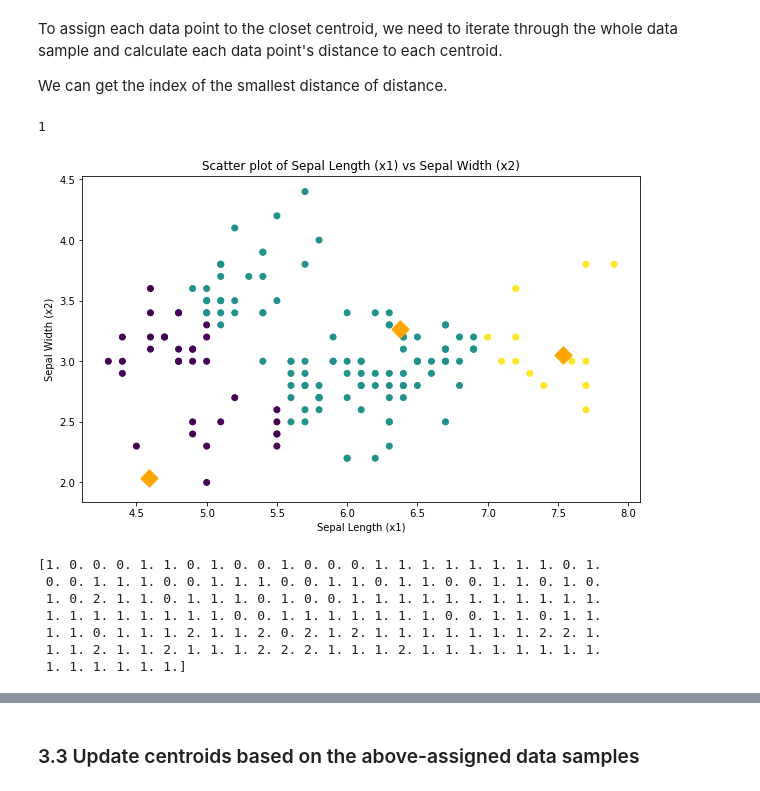
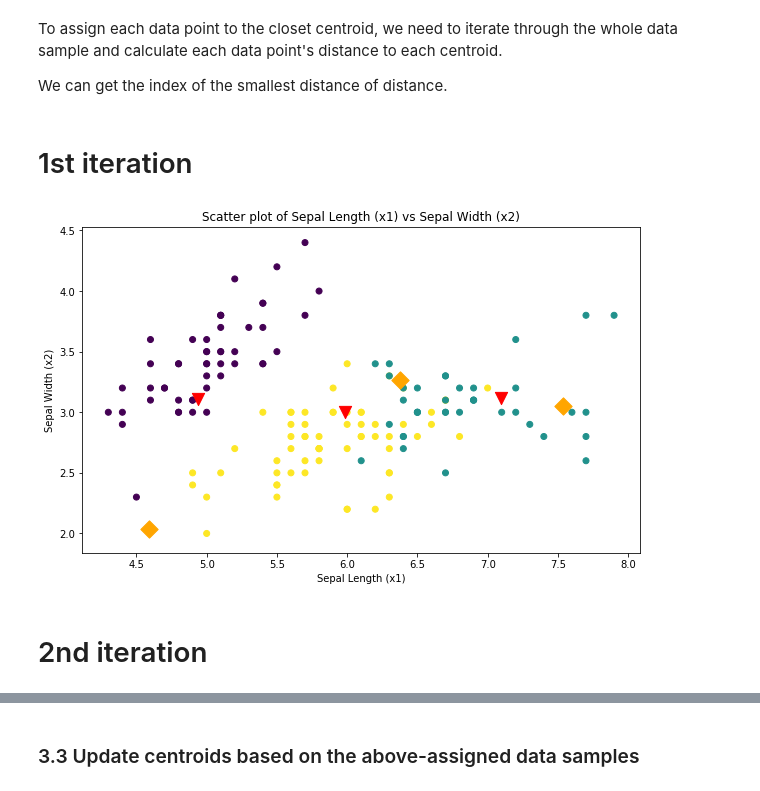
Before and after one commit to xslittlemaggie/ML-DL-Algorithm-Notes, a Jupyter notebook: K-Means from scratch.ipynb, the cells around one changed output, grey strips where cells are left out. Cells and saved outputs as stored; diff of their text form; code cells hidden in the pictures.

```diff
--- a/K-Means from scratch.ipynb
+++ b/K-Means from scratch.ipynb
@@ -166,28 +160,32 @@ for i in range(len(sepal_length_width)):
-# %%
-cluster
-# %% [output]
-1
+# %% [markdown]
+# 1st iteration
 # %%
-centroids_x = [4.58936792,6.37458669, 7.53819634]
-centroids_y = [2.0333023, 3.2663497, 3.05149302]
+centroids_0 = [[4.58936792, 2.0333023], [6.37458669, 3.2663497], [7.53819634, 3.05149302]]
+
+for i in range(len(sepal_length_width)):
+  distances[0] = distance(sepal_length_width[i], centroids_0[0])
+  distances[1] = distance(sepal_length_width[i], centroids_0[1])
+  distances[2] = distance(sepal_length_width[i], centroids_0[2])
+  cluster = np.argmin(distances)
+  labels[i] = cluster
+
+centroids_x_0 = [4.58936792,6.37458669, 7.53819634]
+centroids_y_0 = [2.0333023, 3.2663497, 3.05149302]
+
+centroids_x_1 = [x[(labels == 0)].mean(), x[(labels == 1)].mean(), x[(labels == 2)].mean()]
+centroids_y_1 = [y[(labels == 0)].mean(), y[(labels == 1)].mean(), y[(labels == 2)].mean()]
 
 plt.figure(figsize = (10, 6))
 plt.scatter(x, y, c = labels)
-plt.scatter(centroids_x, centroids_y, marker='D', c = "orange", s=150)
+plt.scatter(centroids_x_0, centroids_y_0, marker='D', c = "orange", s=150)
+plt.scatter(centroids_x_1, centroids_y_1, marker='v', c = "red", s=150)
+
 plt.title("Scatter plot of Sepal Length (x1) vs Sepal Width (x2)")
 plt.xlabel("Sepal Length (x1)")
 plt.ylabel("Sepal Width (x2)")
 plt.savefig("p2")
 plt.show()
 # %% [output]
-[figure, old version]
+[figure, new version]
-# %%
-print(labels)
-# %% [output]
-[1. 0. 0. 0. 1. 1. 0. 1. 0. 0. 1. 0. 0. 0. 1. 1. 1. 1. 1. 1. 1. 1. 0. 1.
- 0. 0. 1. 1. 1. 0. 0. 1. 1. 1. 0. 0. 1. 1. 0. 1. 1. 0. 0. 1. 1. 0. 1. 0.
- 1. 0. 2. 1. 1. 0. 1. 1. 1. 0. 1. 0. 0. 1. 1. 1. 1. 1. 1. 1. 1. 1. 1. 1.
- 1. 1. 1. 1. 1. 1. 1. 1. 0. 0. 1. 1. 1. 1. 1. 1. 1. 0. 0. 1. 1. 0. 1. 1.
- 1. 1. 0. 1. 1. 1. 2. 1. 1. 2. 0. 2. 1. 2. 1. 1. 1. 1. 1. 1. 1. 2. 2. 1.
- 1. 1. 2. 1. 1. 2. 1. 1. 1. 2. 2. 2. 1. 1. 1. 2. 1. 1. 1. 1. 1. 1. 1. 1.
- 1. 1. 1. 1. 1. 1.]
+# %% [markdown]
+# 2nd iteration
```
Also changed, not shown: parts of 13 cells of this notebook.
